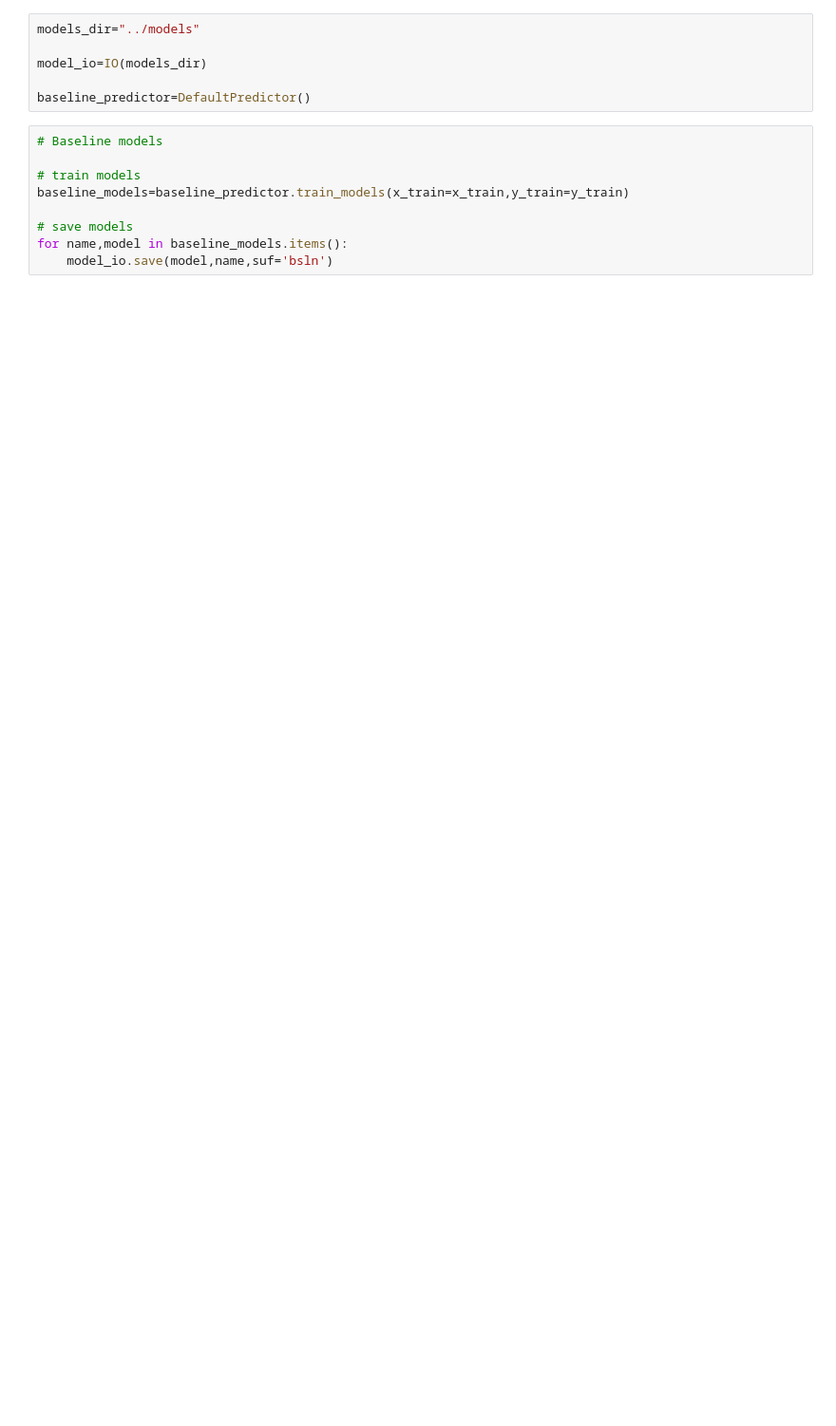
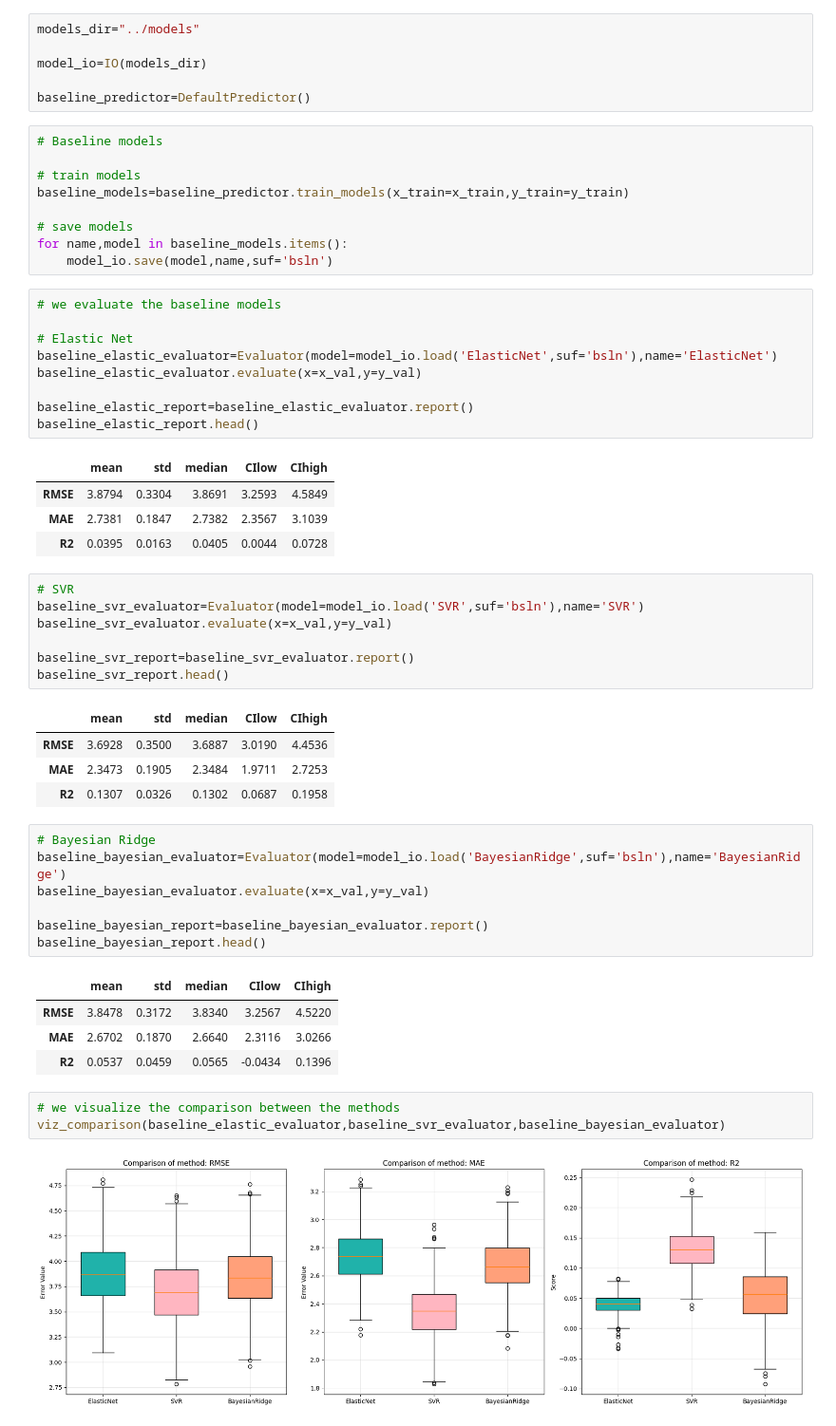
Before and after one commit to vex-me-not/Assignment-1, a Jupyter notebook: notebooks/model_analysis.ipynb, the cells around one changed output. Shown at 95% size. Saved outputs shown, nothing was run; the diff lists cells and outputs as text; blank space fills up the shorter version.

Commit message:
baseline model comparison viz

```diff
--- a/notebooks/model_analysis.ipynb
+++ b/notebooks/model_analysis.ipynb
@@ -56,3 +61,46 @@ baseline_models=baseline_predictor.train_models(x_train=x_train,y_train=y_train)
 # save models
 for name,model in baseline_models.items():
     model_io.save(model,name,suf='bsln')
+# %%
+# we evaluate the baseline models
+
+# Elastic Net
+baseline_elastic_evaluator=Evaluator(model=model_io.load('ElasticNet',suf='bsln'),name='ElasticNet')
+baseline_elastic_evaluator.evaluate(x=x_val,y=y_val)
+
+baseline_elastic_report=baseline_elastic_evaluator.report()
+baseline_elastic_report.head()
+# %% [output]
+|  | mean | std | median | CIlow | CIhigh |
+| RMSE | 3.8794 | 0.3304 | 3.8691 | 3.2593 | 4.5849 |
+| MAE | 2.7381 | 0.1847 | 2.7382 | 2.3567 | 3.1039 |
+| R2 | 0.0395 | 0.0163 | 0.0405 | 0.0044 | 0.0728 |
+# %%
+# SVR
+baseline_svr_evaluator=Evaluator(model=model_io.load('SVR',suf='bsln'),name='SVR')
+baseline_svr_evaluator.evaluate(x=x_val,y=y_val)
+
+baseline_svr_report=baseline_svr_evaluator.report()
+baseline_svr_report.head()
+# %% [output]
+|  | mean | std | median | CIlow | CIhigh |
+| RMSE | 3.6928 | 0.3500 | 3.6887 | 3.0190 | 4.4536 |
+| MAE | 2.3473 | 0.1905 | 2.3484 | 1.9711 | 2.7253 |
+| R2 | 0.1307 | 0.0326 | 0.1302 | 0.0687 | 0.1958 |
+# %%
+# Bayesian Ridge
+baseline_bayesian_evaluator=Evaluator(model=model_io.load('BayesianRidge',suf='bsln'),name='BayesianRidge')
+baseline_bayesian_evaluator.evaluate(x=x_val,y=y_val)
+
+baseline_bayesian_report=baseline_bayesian_evaluator.report()
+baseline_bayesian_report.head()
+# %% [output]
+|  | mean | std | median | CIlow | CIhigh |
+| RMSE | 3.8478 | 0.3172 | 3.8340 | 3.2567 | 4.5220 |
+| MAE | 2.6702 | 0.1870 | 2.6640 | 2.3116 | 3.0266 |
+| R2 | 0.0537 | 0.0459 | 0.0565 | -0.0434 | 0.1396 |
+# %%
+# we visualize the comparison between the methods
+viz_comparison(baseline_elastic_evaluator,baseline_svr_evaluator,baseline_bayesian_evaluator)
+# %% [output]
+[figure, added]
```
Also changed, not shown: parts of 1 cell of this notebook, 2 other files.
